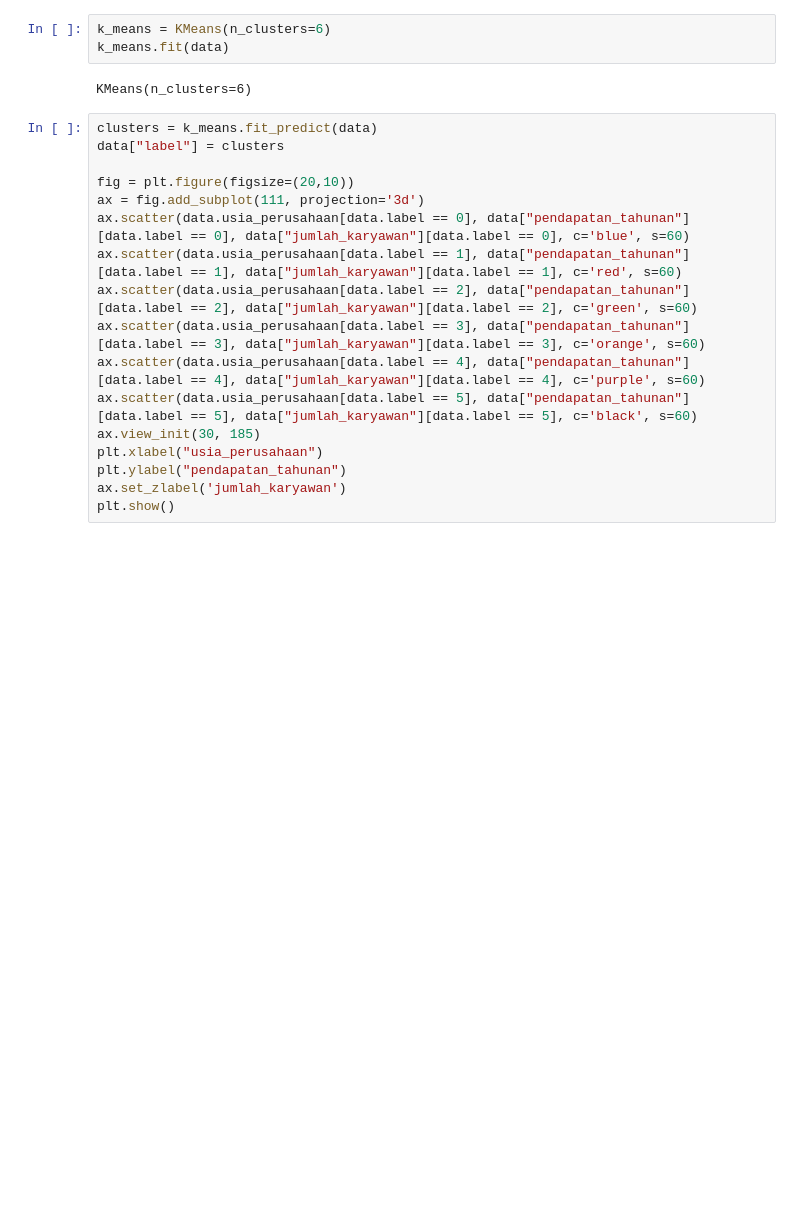
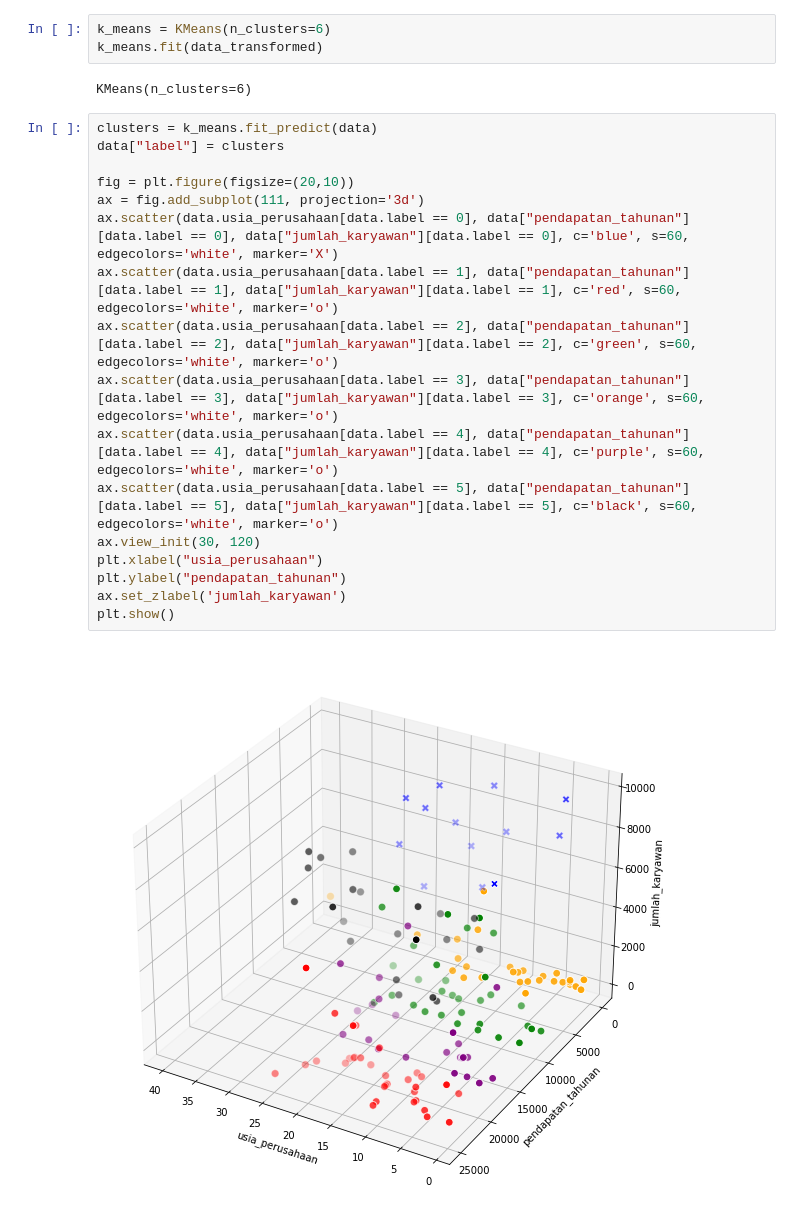
Before and after one commit to panoet/pt-ifca-customer-segmentation, a Jupyter notebook: cluster_konsumen-1_rev2.ipynb, the cells around one changed output. Cells and saved outputs as stored; diff of their text form; blank space fills up the shorter version.

```diff
--- a/cluster_konsumen-1_rev2.ipynb
+++ b/cluster_konsumen-1_rev2.ipynb
@@ -87,22 +87,24 @@ plt.show()
 # %%
 k_means = KMeans(n_clusters=6)
-k_means.fit(data)
+k_means.fit(data_transformed)
 # %% [output]
 KMeans(n_clusters=6)
 # %%
 clusters = k_means.fit_predict(data)
 data["label"] = clusters
 
 fig = plt.figure(figsize=(20,10))
 ax = fig.add_subplot(111, projection='3d')
-ax.scatter(data.usia_perusahaan[data.label == 0], data["pendapatan_tahunan"][data.label == 0], data["jumlah_karyawan"][data.label == 0], c='blue', s=60)
-ax.scatter(data.usia_perusahaan[data.label == 1], data["pendapatan_tahunan"][data.label == 1], data["jumlah_karyawan"][data.label == 1], c='red', s=60)
-ax.scatter(data.usia_perusahaan[data.label == 2], data["pendapatan_tahunan"][data.label == 2], data["jumlah_karyawan"][data.label == 2], c='green', s=60)
-ax.scatter(data.usia_perusahaan[data.label == 3], data["pendapatan_tahunan"][data.label == 3], data["jumlah_karyawan"][data.label == 3], c='orange', s=60)
-ax.scatter(data.usia_perusahaan[data.label == 4], data["pendapatan_tahunan"][data.label == 4], data["jumlah_karyawan"][data.label == 4], c='purple', s=60)
-ax.scatter(data.usia_perusahaan[data.label == 5], data["pendapatan_tahunan"][data.label == 5], data["jumlah_karyawan"][data.label == 5], c='black', s=60)
-ax.view_init(30, 185)
+ax.scatter(data.usia_perusahaan[data.label == 0], data["pendapatan_tahunan"][data.label == 0], data["jumlah_karyawan"][data.label == 0], c='blue', s=60, edgecolors='white', marker='X')
+ax.scatter(data.usia_perusahaan[data.label == 1], data["pendapatan_tahunan"][data.label == 1], data["jumlah_karyawan"][data.label == 1], c='red', s=60, edgecolors='white', marker='o')
+ax.scatter(data.usia_perusahaan[data.label == 2], data["pendapatan_tahunan"][data.label == 2], data["jumlah_karyawan"][data.label == 2], c='green', s=60, edgecolors='white', marker='o')
+ax.scatter(data.usia_perusahaan[data.label == 3], data["pendapatan_tahunan"][data.label == 3], data["jumlah_karyawan"][data.label == 3], c='orange', s=60, edgecolors='white', marker='o')
+ax.scatter(data.usia_perusahaan[data.label == 4], data["pendapatan_tahunan"][data.label == 4], data["jumlah_karyawan"][data.label == 4], c='purple', s=60, edgecolors='white', marker='o')
+ax.scatter(data.usia_perusahaan[data.label == 5], data["pendapatan_tahunan"][data.label == 5], data["jumlah_karyawan"][data.label == 5], c='black', s=60, edgecolors='white', marker='o')
+ax.view_init(30, 120)
 plt.xlabel("usia_perusahaan")
 plt.ylabel("pendapatan_tahunan")
 ax.set_zlabel('jumlah_karyawan')
 plt.show()
+# %% [output]
+[figure, added]
```
Also changed, not shown: parts of 3 cells of this notebook.
